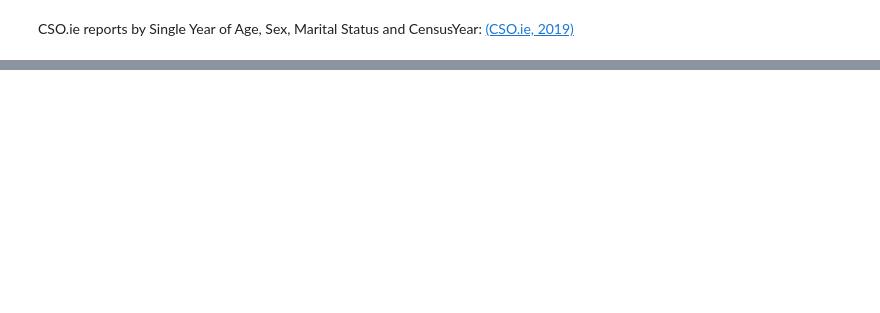
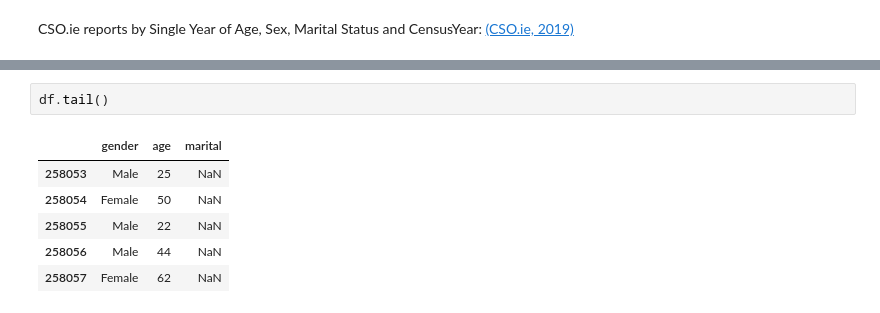
Before and after one commit to Vitalismirnov/ProgrammingDA_Project, a Jupyter notebook: ProgDA_Project_VSmirnovs.ipynb, the cells around one changed output, grey strips where cells are left out. Cells and saved outputs as stored; diff of their text form; blank space fills up the shorter version.

```diff
--- a/ProgDA_Project_VSmirnovs.ipynb
+++ b/ProgDA_Project_VSmirnovs.ipynb
@@ -254,0 +286,9 @@ single
+# %%
+df.tail()
+# %% [output]
+|  | gender | age | marital |
+| 258053 | Male | 25 | NaN |
+| 258054 | Female | 50 | NaN |
+| 258055 | Male | 22 | NaN |
+| 258056 | Male | 44 | NaN |
+| 258057 | Female | 62 | NaN |
```
Also changed, not shown: parts of 13 cells of this notebook.
